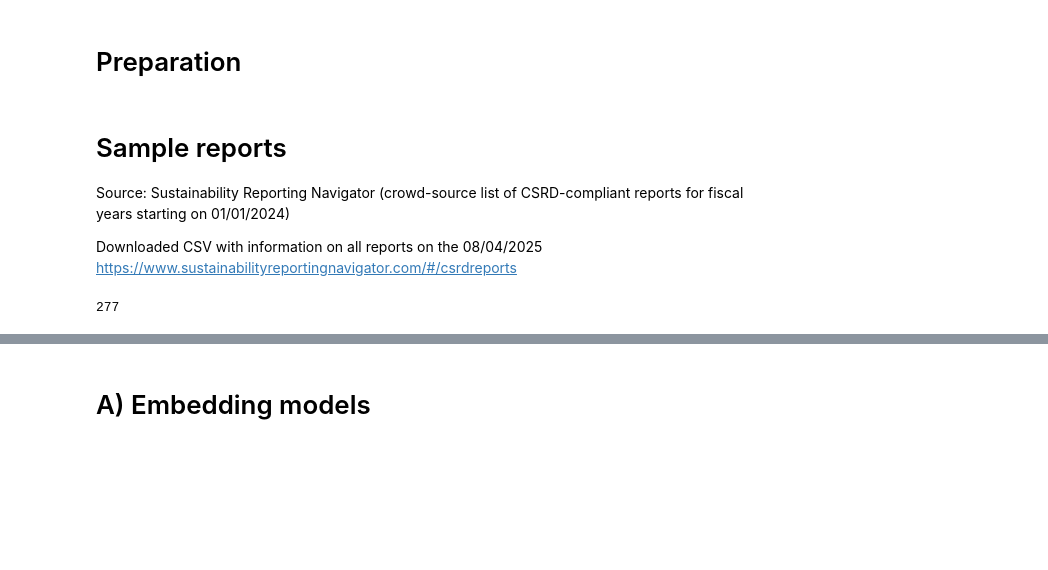
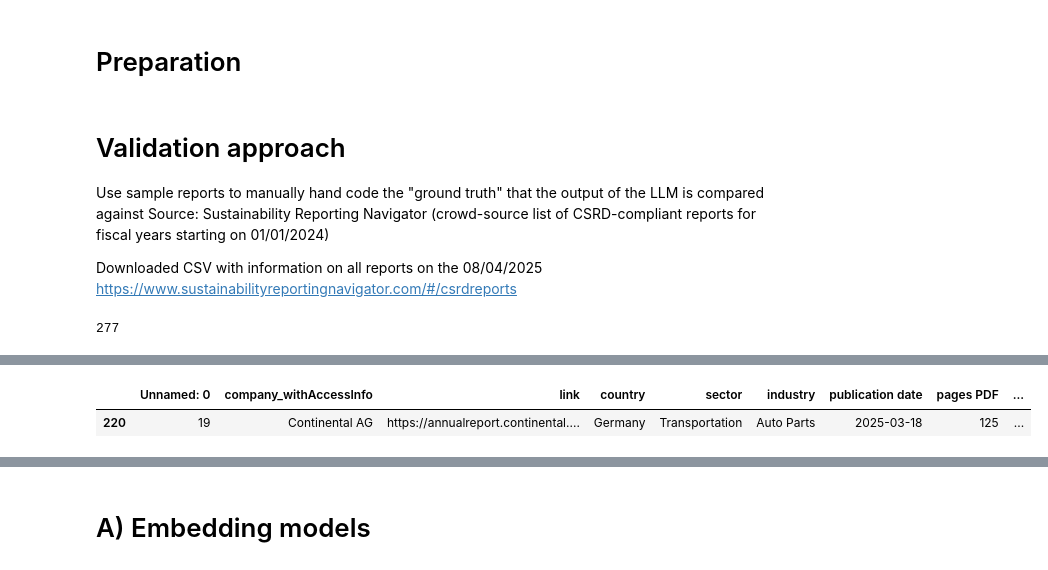
Before and after one commit to JulianaTonn/esrs-disclosure-analysis, a Jupyter notebook: exploration/RAG_performance_evaluation.ipynb, the cells around one changed output, grey strips where cells are left out. Cells and saved outputs as stored; diff of their text form; code cells hidden in the pictures; blank space fills up the shorter version.

```diff
--- a/exploration/RAG_performance_evaluation.ipynb
+++ b/exploration/RAG_performance_evaluation.ipynb
@@ -64,5 +90,6 @@ OPENAI_API_KEY = os.getenv("OPENAI_API_KEY")
 # %% [markdown]
-# Sample reports
+# Validation approach
+Use sample reports to manually hand code the "ground truth" that the output of the LLM is compared against
 Source: Sustainability Reporting Navigator (crowd-source list of CSRD-compliant reports for fiscal years starting on 01/01/2024)
 
 Downloaded CSV with information on all reports on the 08/04/2025 https://www.sustainabilityreportingnavigator.com/#/csrdreports
@@ -83,3 +110,9 @@ sample.head()
 | 89 | 103 | Philips | https://www.results.philips.com/p... | Netherlands | Infrastructure | Electric Utilities & Power Genera... | 2025-02-21 | 85 | ... |
 # %%
 sample_list = ['ContinentalAG_2024', 'SchneiderElectric_2024', 'Philips_2024']
+# %%
+sample = reports_24[reports_24['company_withAccessInfo'] == 'Continental AG']
+sample.head()
+# %% [output]
+|  | Unnamed: 0 | company_withAccessInfo | link | country | sector | industry | publication date | pages PDF | ... |
+| 220 | 19 | Continental AG | https://annualreport.continental.... | Germany | Transportation | Auto Parts | 2025-03-18 | 125 | ... |
```
Also changed, not shown: parts of 36 cells of this notebook, 4 other files.
